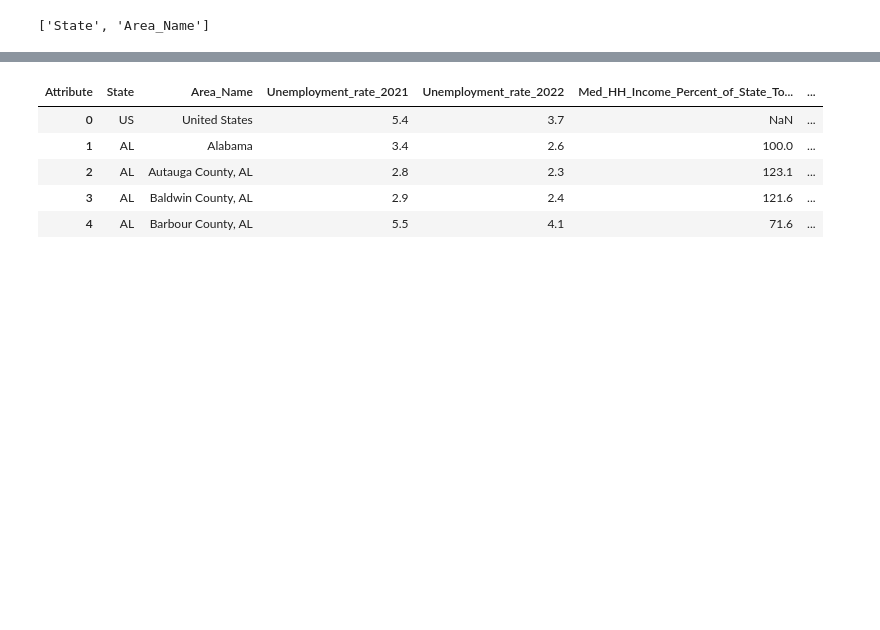
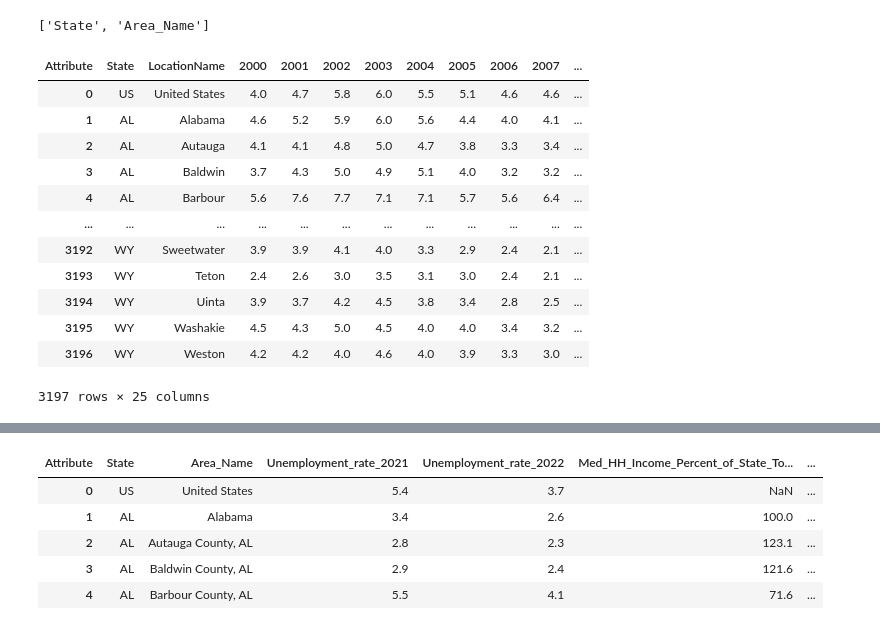
Before and after one commit to k2narendra/Income_vs_Health_Analysis, a Jupyter notebook: Notebook/Capstone_income_vs_Health.ipynb, the cells around one changed output, grey strips where cells are left out. Cells and saved outputs as stored; diff of their text form; code cells hidden in the pictures; blank space fills up the shorter version.

```diff
--- a/Notebook/Capstone_income_vs_Health.ipynb
+++ b/Notebook/Capstone_income_vs_Health.ipynb
@@ -307,3 +328,41 @@ pivoted_un = pivoted_un.droplevel(0,axis=1)
 #pivoted_un = pivoted_un.reset_index()
 pivoted_un = pivoted_un.reset_index(level='Area_Name')
 pivoted_un = pivoted_un.reset_index(level='State')
+# %%
+un_full=pivoted_un[['State', 'Area_Name', 'Unemployment_rate_2000', 'Unemployment_rate_2001', 'Unemployment_rate_2002', 'Unemployment_rate_2003',
+                  'Unemployment_rate_2004', 'Unemployment_rate_2005', 'Unemployment_rate_2006', 'Unemployment_rate_2007', 'Unemployment_rate_2008',
+                  'Unemployment_rate_2009', 'Unemployment_rate_2010', 'Unemployment_rate_2011', 'Unemployment_rate_2012', 'Unemployment_rate_2013',
+                  'Unemployment_rate_2014', 'Unemployment_rate_2015', 'Unemployment_rate_2016', 'Unemployment_rate_2017', 'Unemployment_rate_2018',
+                  'Unemployment_rate_2019', 'Unemployment_rate_2020', 'Unemployment_rate_2021', 'Unemployment_rate_2022']]
+# %%
+un_full=un_full.rename(columns={'Area_Name': 'LocationName', 'Unemployment_rate_2000' : '2000',
+                          'Unemployment_rate_2001': '2001', 'Unemployment_rate_2002': '2002', 'Unemployment_rate_2003': '2003',
+                  'Unemployment_rate_2004': '2004', 'Unemployment_rate_2005': '2005', 'Unemployment_rate_2006': '2006',
+                    'Unemployment_rate_2007': '2007', 'Unemployment_rate_2008': '2008', 'Unemployment_rate_2009': '2009',
+                    'Unemployment_rate_2010': '2010', 'Unemployment_rate_2011': '2011', 'Unemployment_rate_2012': '2012',
+                    'Unemployment_rate_2013': '2013', 'Unemployment_rate_2014': '2014', 'Unemployment_rate_2015': '2015',
+                    'Unemployment_rate_2016': '2016', 'Unemployment_rate_2017': '2017', 'Unemployment_rate_2018': '2018',
+                  'Unemployment_rate_2019': '2019', 'Unemployment_rate_2020': '2020', 'Unemployment_rate_2021': '2021',
+                    'Unemployment_rate_2022': '2022'})
+# %%
+un_full['LocationName'] = un_full['LocationName'].str.split(',').str[0]
+un_full['LocationName'] = un_full['LocationName'].str.replace(' County', '', regex=False)
+un_full['LocationName'] = un_full['LocationName'].str.replace(' Census Area', '', regex=False)
+# %%
+un_full=un_full.loc[un_full['State'] != 'PR']
+# %%
+un_full
+# %% [output]
+| Attribute | State | LocationName | 2000 | 2001 | 2002 | 2003 | 2004 | 2005 | 2006 | 2007 | ... |
+| 0 | US | United States | 4.0 | 4.7 | 5.8 | 6.0 | 5.5 | 5.1 | 4.6 | 4.6 | ... |
+| 1 | AL | Alabama | 4.6 | 5.2 | 5.9 | 6.0 | 5.6 | 4.4 | 4.0 | 4.1 | ... |
+| 2 | AL | Autauga | 4.1 | 4.1 | 4.8 | 5.0 | 4.7 | 3.8 | 3.3 | 3.4 | ... |
+| 3 | AL | Baldwin | 3.7 | 4.3 | 5.0 | 4.9 | 5.1 | 4.0 | 3.2 | 3.2 | ... |
+| 4 | AL | Barbour | 5.6 | 7.6 | 7.7 | 7.1 | 7.1 | 5.7 | 5.6 | 6.4 | ... |
+| ... | ... | ... | ... | ... | ... | ... | ... | ... | ... | ... | ... |
+| 3192 | WY | Sweetwater | 3.9 | 3.9 | 4.1 | 4.0 | 3.3 | 2.9 | 2.4 | 2.1 | ... |
+| 3193 | WY | Teton | 2.4 | 2.6 | 3.0 | 3.5 | 3.1 | 3.0 | 2.4 | 2.1 | ... |
+| 3194 | WY | Uinta | 3.9 | 3.7 | 4.2 | 4.5 | 3.8 | 3.4 | 2.8 | 2.5 | ... |
+| 3195 | WY | Washakie | 4.5 | 4.3 | 5.0 | 4.5 | 4.0 | 4.0 | 3.4 | 3.2 | ... |
+| 3196 | WY | Weston | 4.2 | 4.2 | 4.0 | 4.6 | 4.0 | 3.9 | 3.3 | 3.0 | ... |
+3197 rows × 25 columns
```
Also changed, not shown: parts of 34 cells of this notebook.
